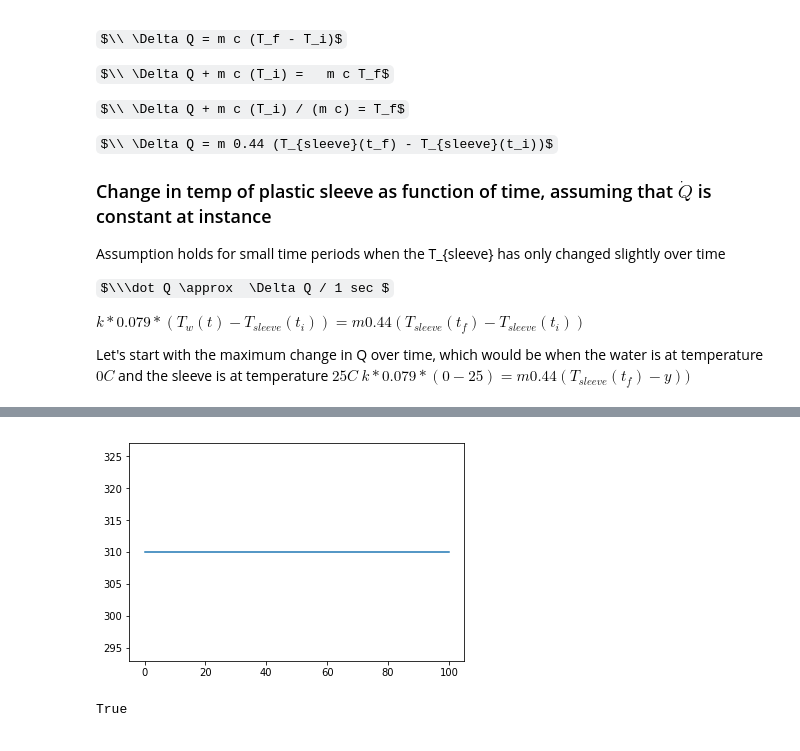
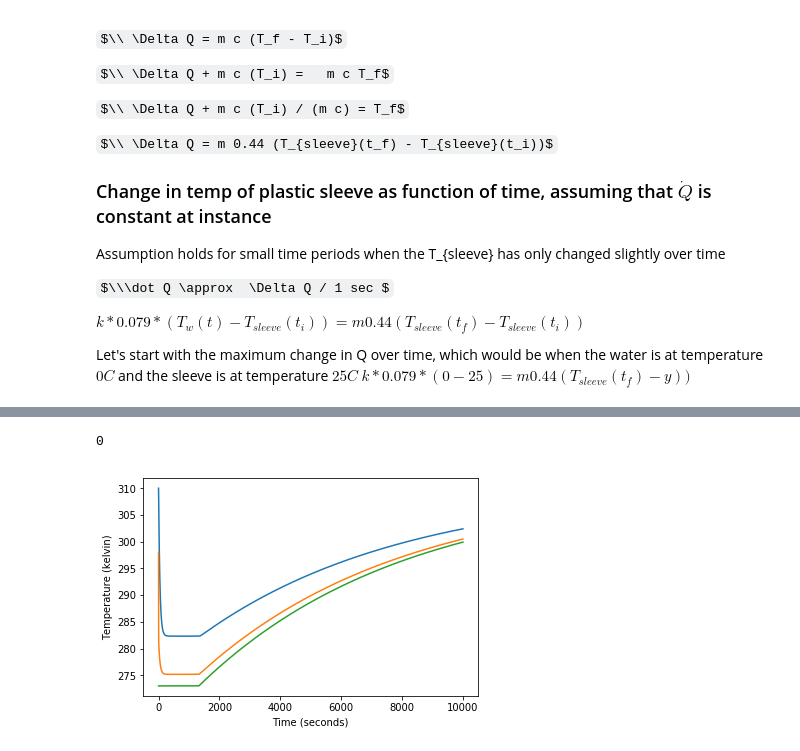
Before and after one commit to Saqibm128/Cryotherapy-Knee-Pad-Simulation, a Jupyter notebook: Iceman Thermal Engineering Analysis.ipynb, the cells around one changed output, grey strips where cells are left out. Cells and saved outputs as stored; diff of their text form; code cells hidden in the pictures; some formulas as TeX source.

Commit message:
Figured out why water was heating up so fast; ice needs to melt, keeps the water at 0c

```diff
--- a/Iceman Thermal Engineering Analysis.ipynb
+++ b/Iceman Thermal Engineering Analysis.ipynb
@@ -74,12 +75,14 @@ import matplotlib.pyplot as plt
 # %%
 # define constants (we can change later if we were wrong)
 K_ldpe = 0.33
+K_water = 1200 #http://www.thermopedia.com/content/841/, pumping action of motor ensures that K_water is on higher side
 A_sleeve = 0.079
 d_sleeve = 0.003 / 2 # 3 mm
 T_wi = 273 #Kelvin
 T_sleevei = 298 #Kelvin
+c_water = 4186 #http://hyperphysics.phy-astr.gsu.edu/hbase/thermo/spht.html
 c_ldpe = 2100 #http://www.goodfellow.com/E/Polyethylene-Low-Density.html
-d_skin_tissue = 0.005 #meters, https://www.histology.leeds.ac.uk/skin/skin_layers.php, https://www.cyh.com/HealthTopics/library/skin.pdf, we assume that muscle tissue underneath is skin is at least 0.0025 m in thickness as well
+d_skin = 0.02 #meters, https://www.histology.leeds.ac.uk/skin/skin_layers.php, https://www.cyh.com/HealthTopics/library/skin.pdf, we assume that muscle tissue underneath is skin is at least 0.0025 m in thickness as well
 c_skin = 3.39 * 1000 #https://www.researchgate.net/publication/247609956_Specific_heat_capacities_of_human_and_animal_tissues
 k_skin = 4 #https://www.ncbi.nlm.nih.gov/pubmed/9195861
 T_body = 37 + 273 #kelvin
@@ -172,18 +252,34 @@ class ThermItem(object):
 # %%
-kneeBlood = ThermItem(1, 1, 1, 1, 1, name="kneeBlood", forceTemp=T_body) #coefficients don't matter since this has forceTemp
+kneeBlood = ThermItem(m=None, c=None, k=None, d=None, T_i=T_body, name="kneeBlood", forceTemp=T_body) #coefficients don't matter since this has forceTemp
 kneeSkinTissue = ThermItem(name="kneeSkinTissue", d = d_skin, m = m_skin, c = c_skin, k=k_skin, T_i=T_body)
-sleeve = ThermItem(name="knee pad", d = d_sleeve, m = 0)
+sleeve = ThermItem(name="knee pad", d = d_sleeve, m = 0.05, c=c_ldpe, k=K_ldpe, T_i=298)
+iceWater = IceWater(name="ice water", k=None, d=None, m = 4.75, c=c_water, T_i =T_wi, amountIce = 0.5)
+
+
+allComps = [kneeBlood, kneeSkinTissue, sleeve, iceWater]
 
 kneeSkinTissue.addRelationship(kneeBlood, knee_area)
+kneeSkinTissue.addRelationship(sleeve, A_sleeve)
+sleeve.addRelationship(iceWater, A_sleeve)
 
-for i in range(1000):
-    kneeBlood.updateTemp(0.1)
+delta_t = 1
+for i in range(10000):
+    kneeSkinTissue.updateTemp(delta_t)
+    iceWater.updateTemp(delta_t, forceRun=True)
+    for comp in allComps:
+        comp.updateTime(delta_t)
 
-plt.plot(kneeSkinTissue.T)
-plt.show()
+# plt.plot(kneeSkinTissue.T)
-# %% [output]
-[figure, removed]
-# %%
-0 + 0.1 in kneeBlood.T
-# %% [output]
-True
+# %%
+iceWater.amountIce
+# %% [output]
+0
+# %%
+plt.plot(kneeSkinTissue.T)
+plt.plot(sleeve.T)
+plt.plot(iceWater.T)
+plt.xlabel("Time (seconds)")
+plt.ylabel("Temperature (kelvin)")
+plt.show()
+# %% [output]
+[figure, added]
```
Also changed, not shown: parts of 4 cells of this notebook.
